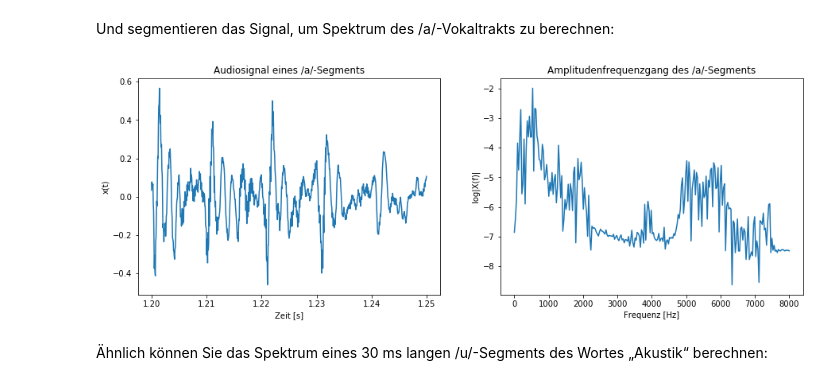
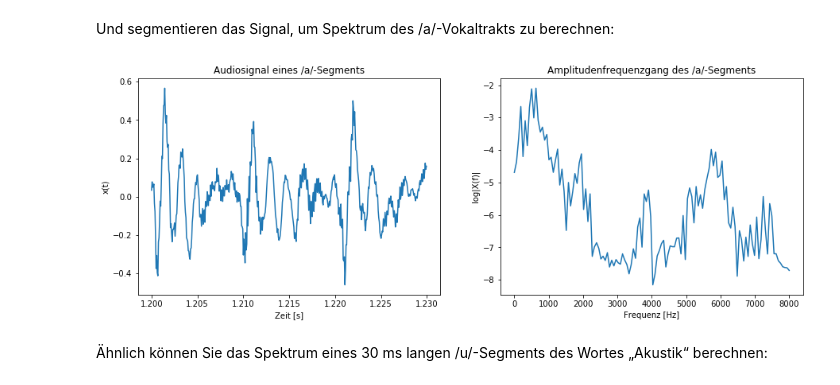
Before and after one commit to TUD-STKS/tud-sv, a Jupyter notebook: Thema-2-Messung der Übertragungsfunktion/2.2 - LPC.ipynb, the cells around one changed output. Cells and saved outputs as stored; diff of their text form; code cells hidden in the pictures.

```diff
--- a/Thema-2-Messung der Übertragungsfunktion/2.2 - LPC.ipynb
+++ b/Thema-2-Messung der Übertragungsfunktion/2.2 - LPC.ipynb
@@ -120,42 +120,42 @@ f_Hz = np.linspace(0, fs_Hz/2, signalLength//2)         # Frequenzbereich
 Und segmentieren das Signal, um Spektrum des /a/-Vokaltrakts zu berechnen:
 # %%
 '''
-Beispiel: Spektrum eines 50 ms langen /a/-Segments des Wortes „Akustik“ berechnen
+Spektrum eines 30 ms langen /a/-Segments des Wortes „Akustik“ berechnen
 '''
 # Zeitintervall bestimmen
 n_start = int(1.20 / T_s * signalLength)                # Startsample-Nummer
-n_end = int(1.25 / T_s * signalLength)                  # Endsample-Nummer
+n_end = int(1.23 / T_s * signalLength)                  # Endsample-Nummer
 t_aSegment_s = t_s[n_start:n_end]
 
 # Audiosignal segmentieren
 a_segment = audioSignal[n_start:n_end]
 
 # Spektrum berechnen
 n_fft = int(2**(np.floor(np.log2(len(a_segment)))))     # Länge von FFT
 f_aSegment_Hz = np.linspace(0, fs_Hz/2, int(n_fft/2))   # Frequenzbereich
 aSegment_fft = scipy.fftpack.fft(a_segment, n_fft)
 aSegment_fft_plot = np.abs(aSegment_fft[:len(f_aSegment_Hz)]) / int(n_fft/2)
 
 # Graphische Darstellung
 plt.subplot(121)
 plt.title('Audiosignal eines /a/-Segments')
 plt.xlabel('Zeit [s]')
 plt.ylabel('x(t)')
 plt.plot(t_aSegment_s, a_segment)
 plt.subplot(122)
 plt.title('Amplitudenfrequenzgang des /a/-Segments')
 plt.xlabel('Frequenz [Hz]')
 plt.ylabel('log|X(f)|')
 plt.plot(f_aSegment_Hz, np.log(aSegment_fft_plot))
 plt.gcf().set_size_inches(15, 5)
 plt.show()
 
 # Abspielen
 sound = (a_segment*(2**15-1)/np.max(np.abs(a_segment))).astype(np.int16)
 play_obj = sa.play_buffer(sound, 1, 2, int(fs_Hz))
 play_obj.wait_done()
 # %% [output]
-[figure, old version]
+[figure, new version]
 # %% [markdown]
 Ähnlich können Sie das Spektrum eines 30 ms langen /u/-Segments des Wortes „Akustik“ berechnen:
 # %%
```
Also changed, not shown: parts of 3 cells of this notebook.
